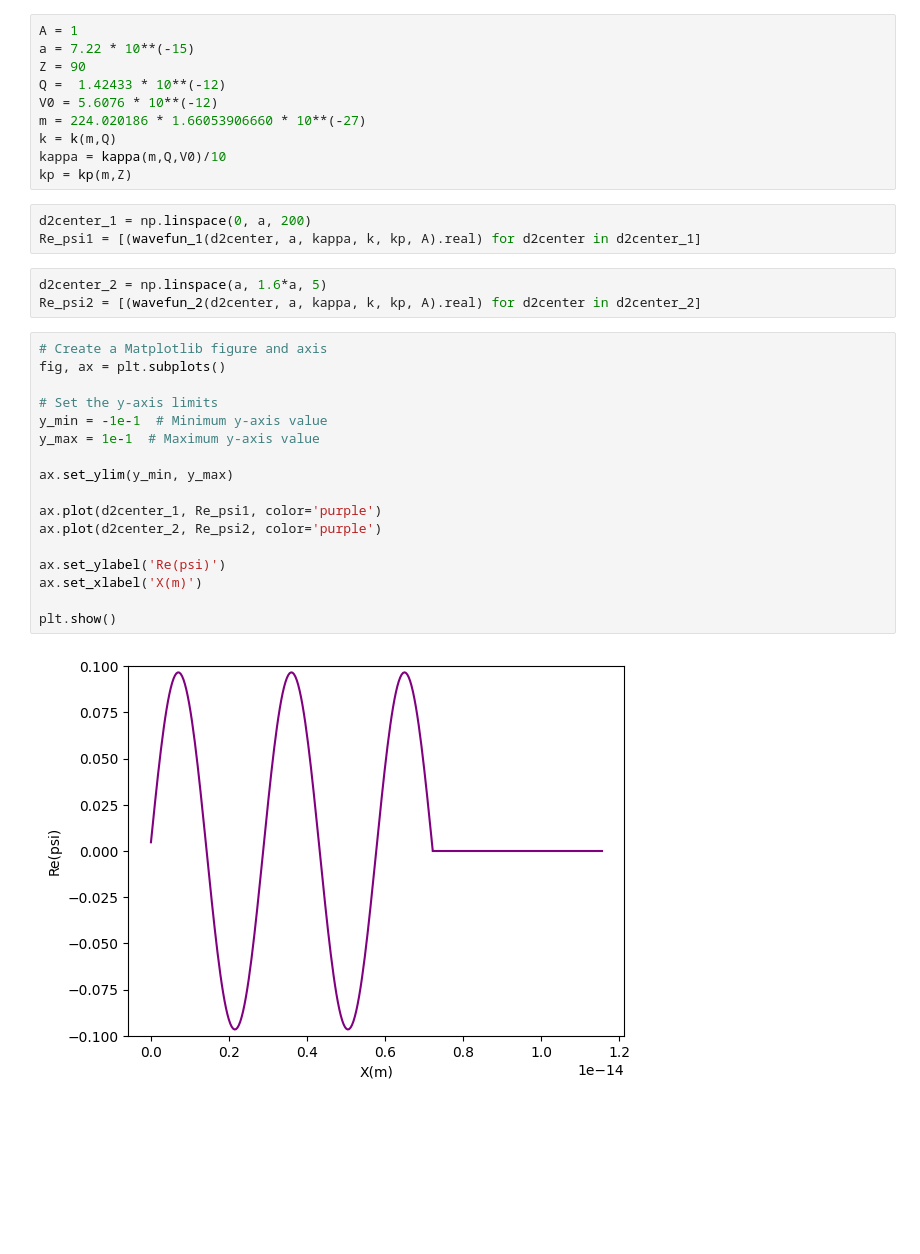
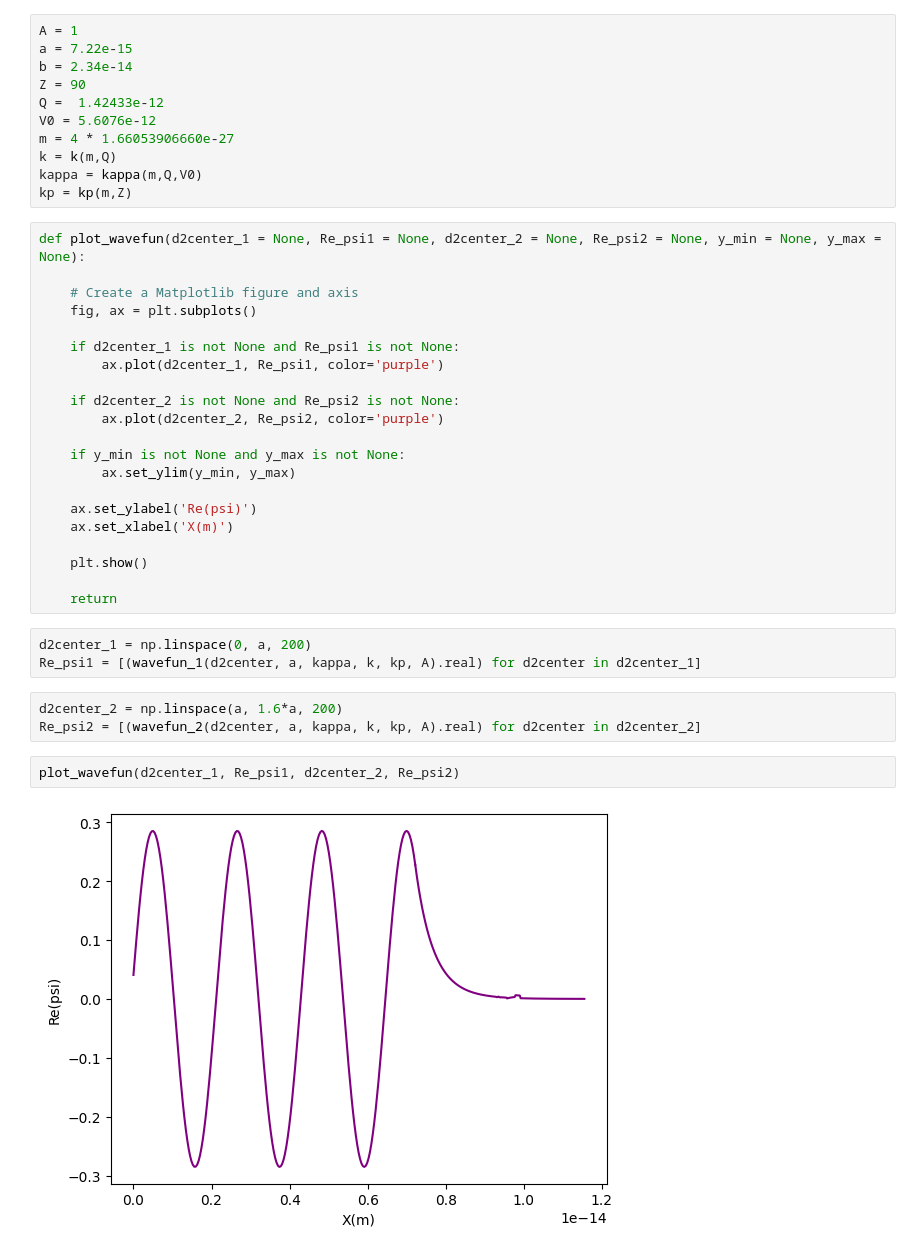
Before and after one commit to m4mbo/theoretical-nuclear-potential, a Jupyter notebook: wave_function.ipynb, the cells around one changed output. Drawn from its saved outputs; the diff is of its cells as text; blank space fills up the shorter version.

```diff
--- a/wave_function.ipynb
+++ b/wave_function.ipynb
@@ -80,36 +80,43 @@ def kp(m, Z):
 Example for $^{224}Th$
 # %%
 A = 1
-a = 7.22 * 10**(-15)
+a = 7.22e-15
+b = 2.34e-14
 Z = 90
-Q =  1.42433 * 10**(-12)
-V0 = 5.6076 * 10**(-12)
-m = 224.020186 * 1.66053906660 * 10**(-27)
+Q =  1.42433e-12
+V0 = 5.6076e-12
+m = 4 * 1.66053906660e-27
 k = k(m,Q)
-kappa = kappa(m,Q,V0)/10
+kappa = kappa(m,Q,V0)
 kp = kp(m,Z)
+# %%
+def plot_wavefun(d2center_1 = None, Re_psi1 = None, d2center_2 = None, Re_psi2 = None, y_min = None, y_max = None):
+
+    # Create a Matplotlib figure and axis
+    fig, ax = plt.subplots()
+
+    if d2center_1 is not None and Re_psi1 is not None:
+        ax.plot(d2center_1, Re_psi1, color='purple')
+
+    if d2center_2 is not None and Re_psi2 is not None:
+        ax.plot(d2center_2, Re_psi2, color='purple')
+
+    if y_min is not None and y_max is not None:
+        ax.set_ylim(y_min, y_max)
+
+    ax.set_ylabel('Re(psi)')
+    ax.set_xlabel('X(m)')
+
+    plt.show()
+
+    return
 # %%
 d2center_1 = np.linspace(0, a, 200)
 Re_psi1 = [(wavefun_1(d2center, a, kappa, k, kp, A).real) for d2center in d2center_1]
 # %%
-d2center_2 = np.linspace(a, 1.6*a, 5)
+d2center_2 = np.linspace(a, 1.6*a, 200)
 Re_psi2 = [(wavefun_2(d2center, a, kappa, k, kp, A).real) for d2center in d2center_2]
-# %%
-# Create a Matplotlib figure and axis
-fig, ax = plt.subplots()
-
-# Set the y-axis limits
-y_min = -1e-1  # Minimum y-axis value
-y_max = 1e-1  # Maximum y-axis value
-
-ax.set_ylim(y_min, y_max)
-
-ax.plot(d2center_1, Re_psi1, color='purple')
-ax.plot(d2center_2, Re_psi2, color='purple')
-
-ax.set_ylabel('Re(psi)')
-ax.set_xlabel('X(m)')
-
-plt.show()
-# %% [output]
-[figure, removed]
+# %%
+plot_wavefun(d2center_1, Re_psi1, d2center_2, Re_psi2)
+# %% [output]
+[figure, added]
```
Also changed, not shown: parts of 6 cells of this notebook.
